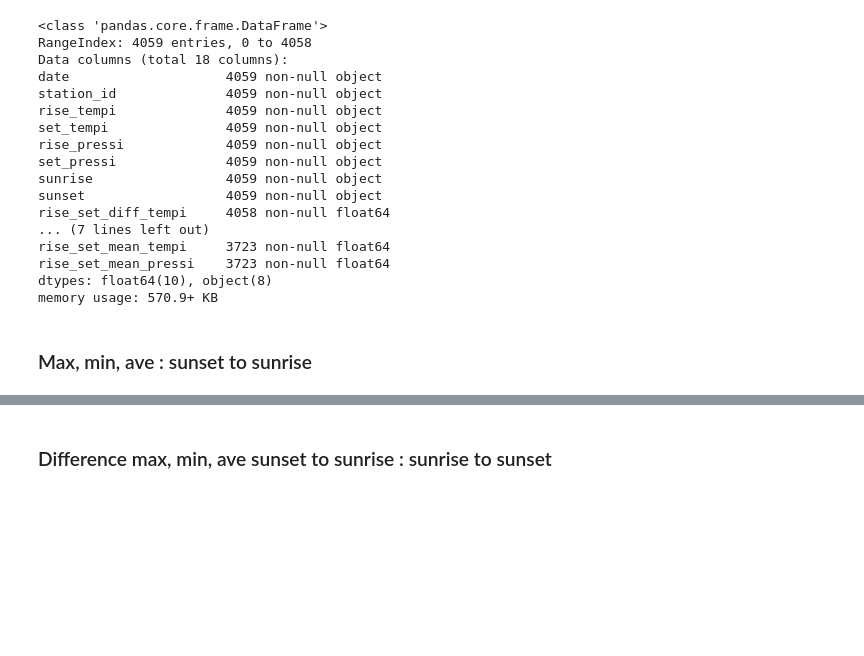
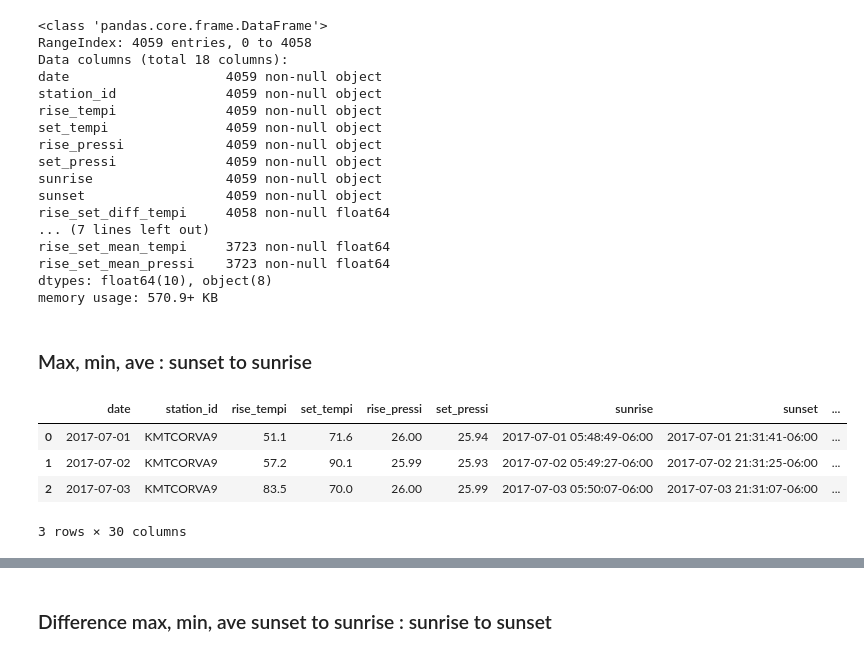
Before and after one commit to samsoe/nfc, a Jupyter notebook: notebooks/weather_data_calculations.ipynb, the cells around one changed output, grey strips where cells are left out. Cells and saved outputs as stored; diff of their text form; code cells hidden in the pictures; blank space fills up the shorter version.

Commit message:
temporary changes to update set_rise_mean_pressi and rise_set_set_rise_mean_diff_pressi columns

```diff
--- a/notebooks/weather_data_calculations.ipynb
+++ b/notebooks/weather_data_calculations.ipynb
@@ -380,3 +380,15 @@ for row in calcs[12:16].iterrows():
     print('\n', wund[mask].describe(), '\n')
 # %% [markdown]
 ### Max, min, ave : sunset to sunrise
+# %%
+# 190201 run again partially to fix set_rise_mean_pressi error
+filename = '../data/2017-sunrise_set-temp_pressure-190131_006.csv'
+calcs = pd.read_csv(filename)
+# %%
+calcs.loc[0:2]
+# %% [output]
+|  | date | station_id | rise_tempi | set_tempi | rise_pressi | set_pressi | sunrise | sunset | ... |
+| 0 | 2017-07-01 | KMTCORVA9 | 51.1 | 71.6 | 26.00 | 25.94 | 2017-07-01 05:48:49-06:00 | 2017-07-01 21:31:41-06:00 | ... |
+| 1 | 2017-07-02 | KMTCORVA9 | 57.2 | 90.1 | 25.99 | 25.93 | 2017-07-02 05:49:27-06:00 | 2017-07-02 21:31:25-06:00 | ... |
+| 2 | 2017-07-03 | KMTCORVA9 | 83.5 | 70.0 | 26.00 | 25.99 | 2017-07-03 05:50:07-06:00 | 2017-07-03 21:31:07-06:00 | ... |
+3 rows × 30 columns
```
Also changed, not shown: parts of 5 cells of this notebook.
